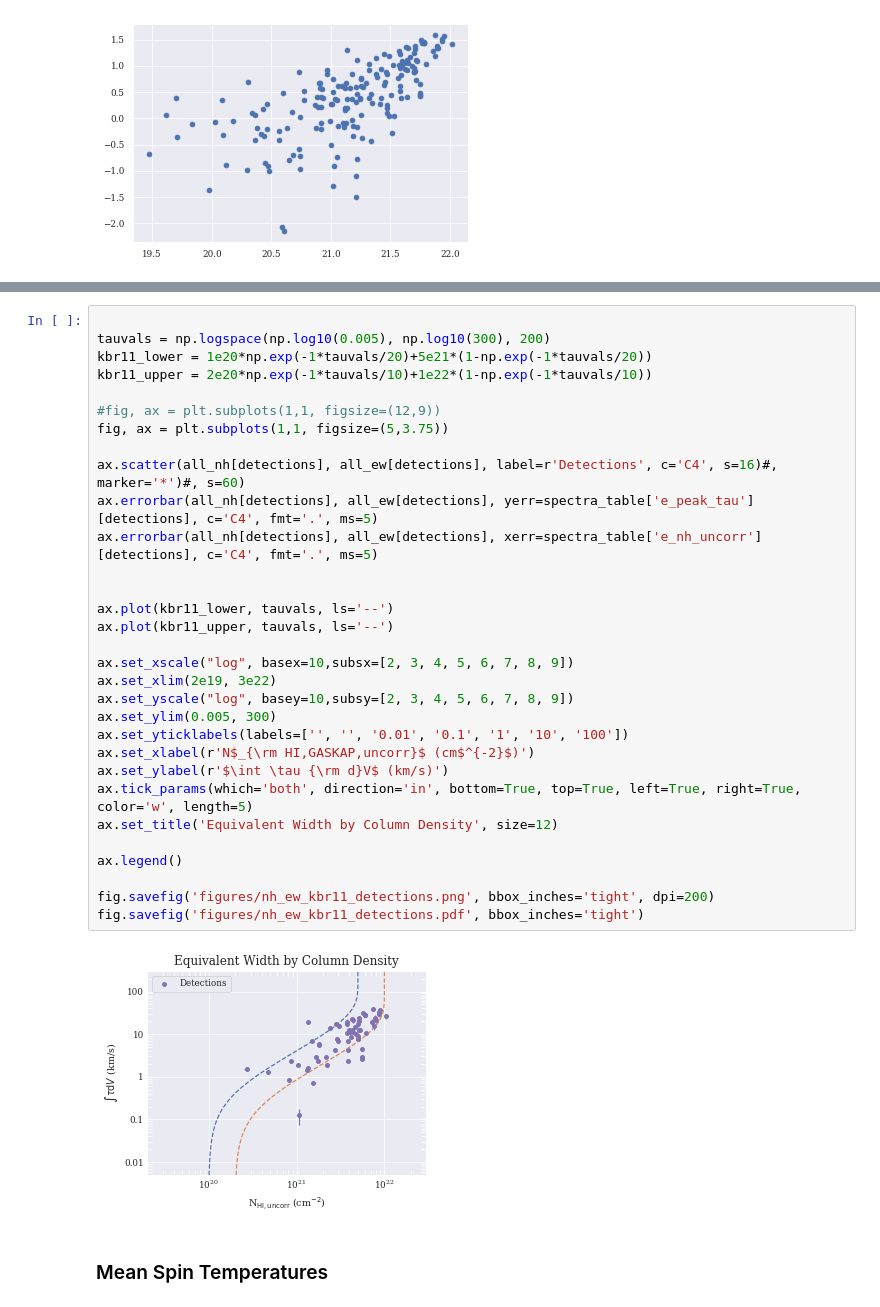
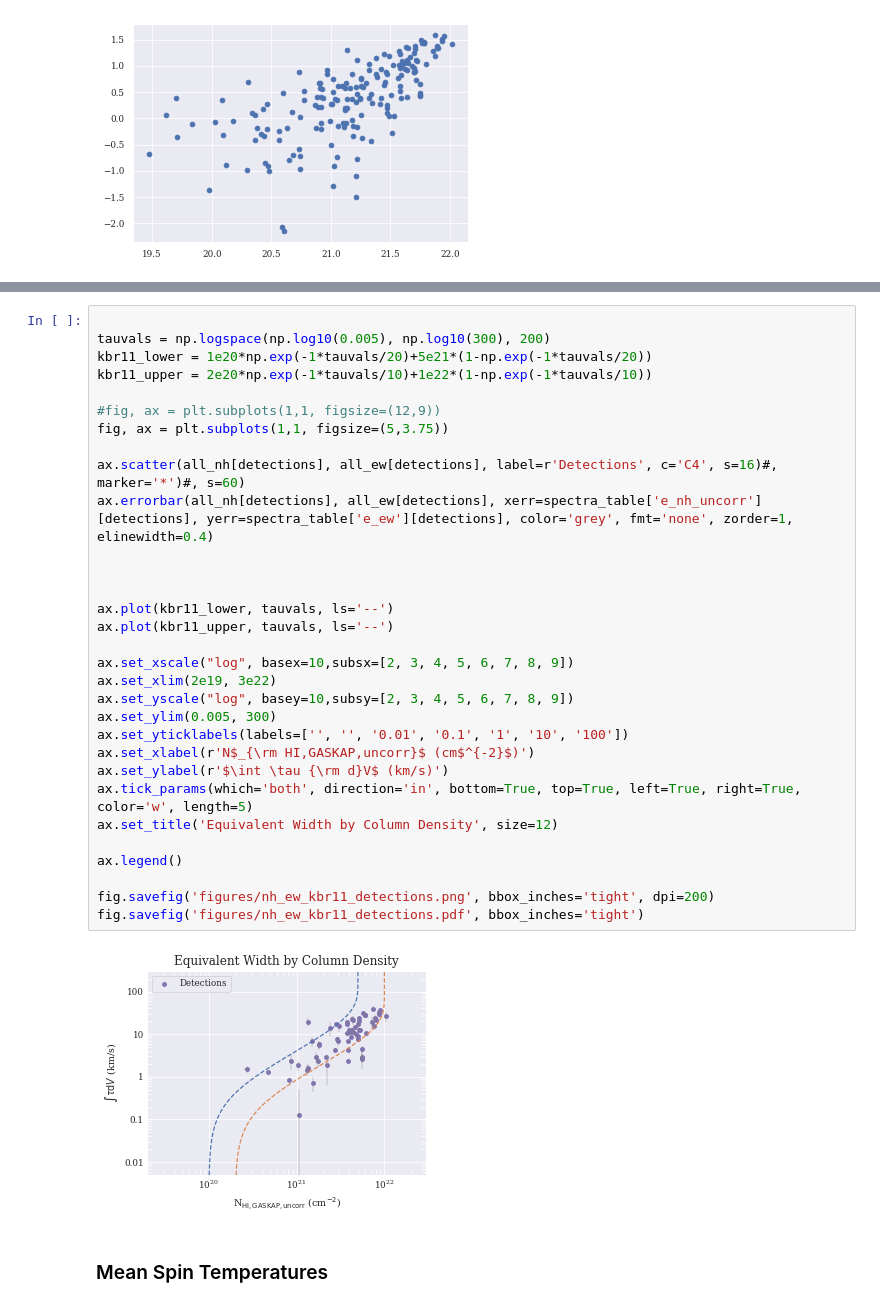
Before and after one commit to jd-au/dempsey_et_al_2022, a Jupyter notebook: CorrectedColumnDensity.ipynb, the cells around one changed output, grey strips where cells are left out. Cells and saved outputs as stored; diff of their text form.

```diff
--- a/CorrectedColumnDensity.ipynb
+++ b/CorrectedColumnDensity.ipynb
@@ -614,36 +782,36 @@ fig.savefig('figures/nh_ew_kbr11.png', bbox_inches='tight')
 # %%
 
 tauvals = np.logspace(np.log10(0.005), np.log10(300), 200)
 kbr11_lower = 1e20*np.exp(-1*tauvals/20)+5e21*(1-np.exp(-1*tauvals/20))
 kbr11_upper = 2e20*np.exp(-1*tauvals/10)+1e22*(1-np.exp(-1*tauvals/10))
 
 #fig, ax = plt.subplots(1,1, figsize=(12,9))
 fig, ax = plt.subplots(1,1, figsize=(5,3.75))
 
 ax.scatter(all_nh[detections], all_ew[detections], label=r'Detections', c='C4', s=16)#, marker='*')#, s=60)
-ax.errorbar(all_nh[detections], all_ew[detections], yerr=spectra_table['e_peak_tau'][detections], c='C4', fmt='.', ms=5)
-ax.errorbar(all_nh[detections], all_ew[detections], xerr=spectra_table['e_nh_uncorr'][detections], c='C4', fmt='.', ms=5)
+ax.errorbar(all_nh[detections], all_ew[detections], xerr=spectra_table['e_nh_uncorr'][detections], yerr=spectra_table['e_ew'][detections], color='grey', fmt='none', zorder=1, elinewidth=0.4)
+
 
 
 ax.plot(kbr11_lower, tauvals, ls='--')
 ax.plot(kbr11_upper, tauvals, ls='--')
 
 ax.set_xscale("log", basex=10,subsx=[2, 3, 4, 5, 6, 7, 8, 9])
 ax.set_xlim(2e19, 3e22)
 ax.set_yscale("log", basey=10,subsy=[2, 3, 4, 5, 6, 7, 8, 9])
 ax.set_ylim(0.005, 300)
 ax.set_yticklabels(labels=['', '', '0.01', '0.1', '1', '10', '100'])
 ax.set_xlabel(r'N$_{\rm HI,GASKAP,uncorr}$ (cm$^{-2}$)')
 ax.set_ylabel(r'$\int \tau {\rm d}V$ (km/s)')
 ax.tick_params(which='both', direction='in', bottom=True, top=True, left=True, right=True, color='w', length=5)
 ax.set_title('Equivalent Width by Column Density', size=12)
 
 ax.legend()
 
 fig.savefig('figures/nh_ew_kbr11_detections.png', bbox_inches='tight', dpi=200)
 fig.savefig('figures/nh_ew_kbr11_detections.pdf', bbox_inches='tight')
 # %% [output]
-[figure, old version]
+[figure, new version]
 # %% [markdown]
 ### Mean Spin Temperatures
 # %%
```
Also changed, not shown: parts of 23 cells of this notebook.
